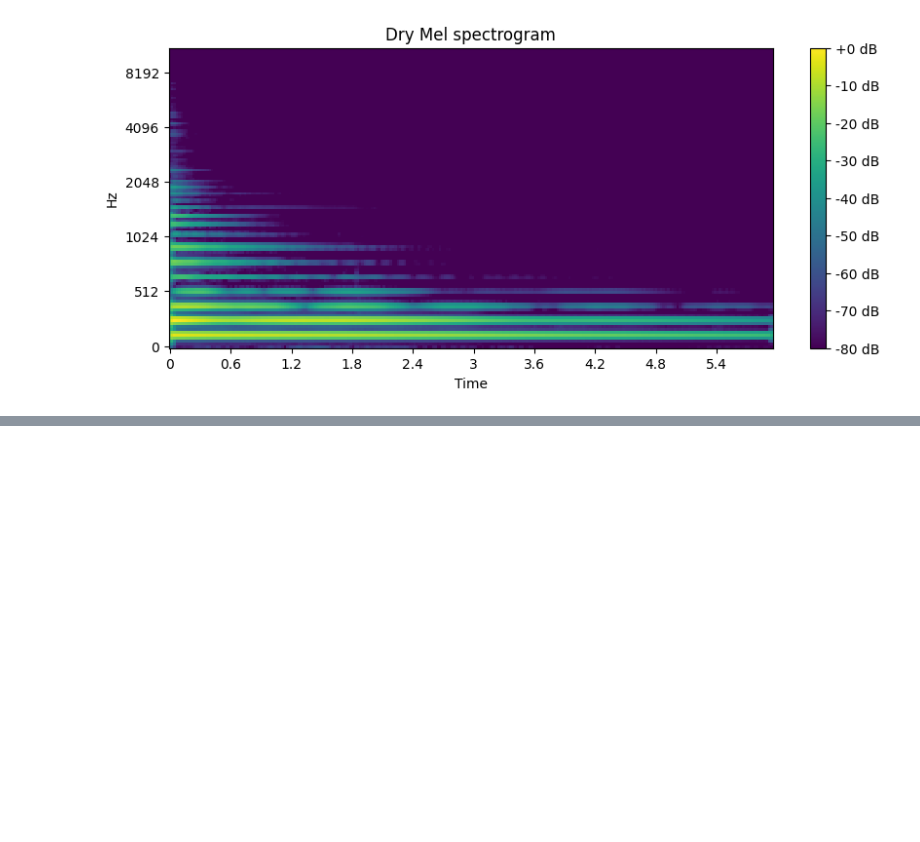
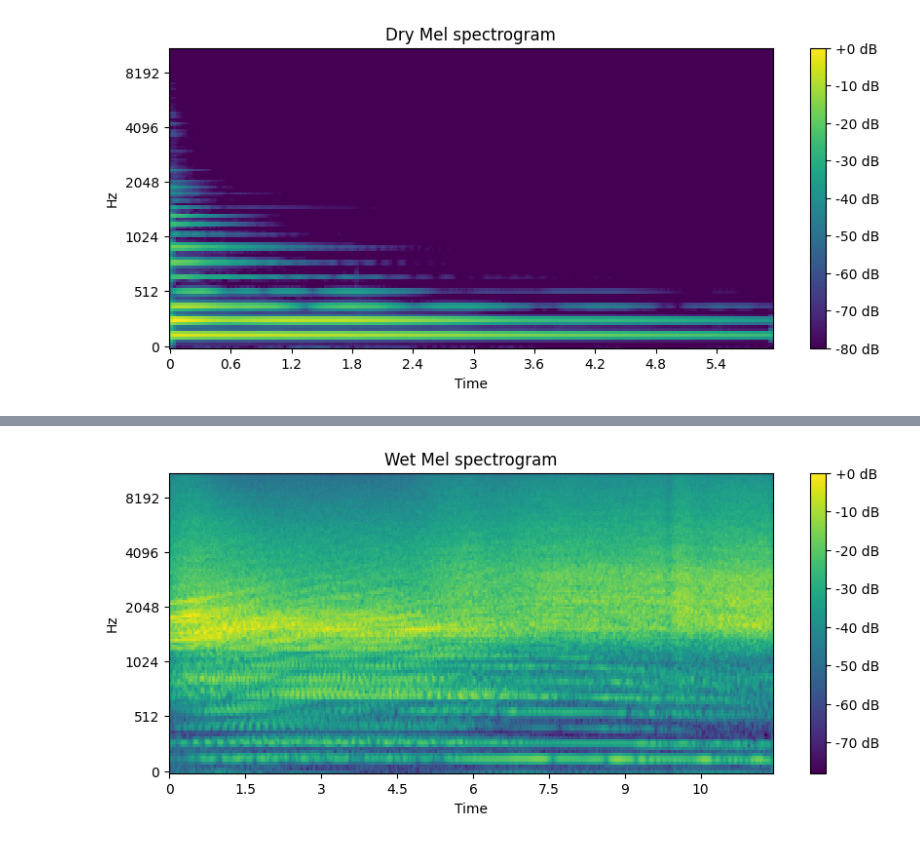
Before and after one commit to russgeo/neural-effect-chain, a Jupyter notebook: data_viewer.ipynb, the cells around one changed output, grey strips where cells are left out. Saved outputs shown, nothing was run; the diff lists cells and outputs as text; code cells hidden in the pictures; blank space fills up the shorter version.

```diff
--- a/data_viewer.ipynb
+++ b/data_viewer.ipynb
@@ -39,0 +56,11 @@ plt.show()
+# %%
+out = np.load('data/spectrograms/output_1.npy')
+
+
+plt.figure(figsize=(10, 4))
+librosa.display.specshow(out[0], x_axis='time', y_axis='mel', sr=sr, cmap='viridis')
+plt.colorbar(format='%+2.0f dB')
+plt.title('Wet Mel spectrogram')
+plt.show()
+# %% [output]
+[figure, added]
```
Also changed, not shown: parts of 2 cells of this notebook, 14 other files.
